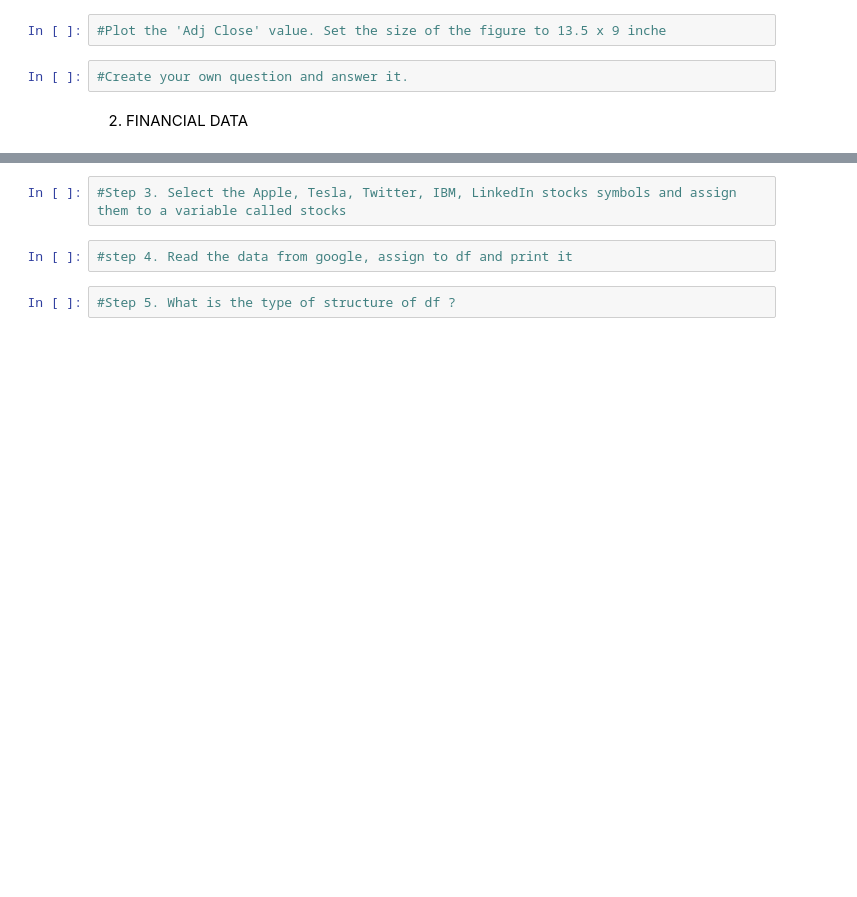
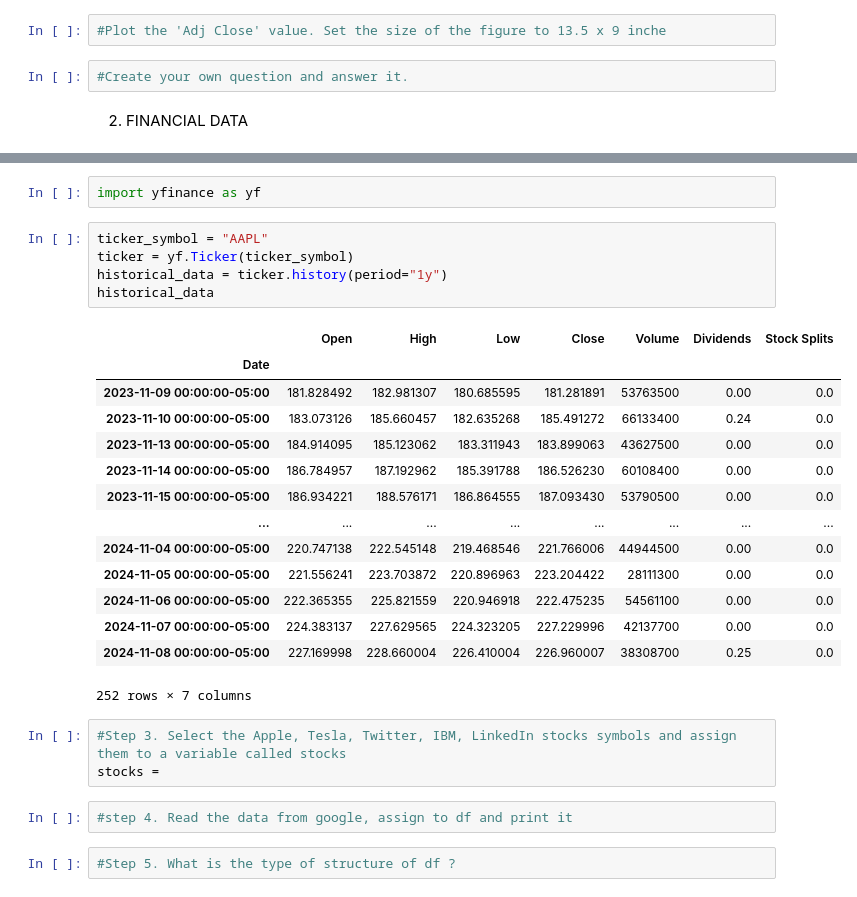
Before and after one commit to gitaukamau/pydata, a Jupyter notebook: pdweeklyprj.ipynb, the cells around one changed output, grey strips where cells are left out. Saved outputs shown, nothing was run; the diff lists cells and outputs as text; blank space fills up the shorter version.

```diff
--- a/pdweeklyprj.ipynb
+++ b/pdweeklyprj.ipynb
@@ -112,5 +144,28 @@ apple.sort_index()
+# %%
+import yfinance as yf
+# %%
+ticker_symbol = "AAPL"
+ticker = yf.Ticker(ticker_symbol)
+historical_data = ticker.history(period="1y")
+historical_data
+# %% [output]
+|  | Open | High | Low | Close | Volume | Dividends | Stock Splits |
+| Date |  |  |  |  |  |  |  |
+| 2023-11-09 00:00:00-05:00 | 181.828492 | 182.981307 | 180.685595 | 181.281891 | 53763500 | 0.00 | 0.0 |
+| 2023-11-10 00:00:00-05:00 | 183.073126 | 185.660457 | 182.635268 | 185.491272 | 66133400 | 0.24 | 0.0 |
+| 2023-11-13 00:00:00-05:00 | 184.914095 | 185.123062 | 183.311943 | 183.899063 | 43627500 | 0.00 | 0.0 |
+| 2023-11-14 00:00:00-05:00 | 186.784957 | 187.192962 | 185.391788 | 186.526230 | 60108400 | 0.00 | 0.0 |
+| 2023-11-15 00:00:00-05:00 | 186.934221 | 188.576171 | 186.864555 | 187.093430 | 53790500 | 0.00 | 0.0 |
+| ... | ... | ... | ... | ... | ... | ... | ... |
+| 2024-11-04 00:00:00-05:00 | 220.747138 | 222.545148 | 219.468546 | 221.766006 | 44944500 | 0.00 | 0.0 |
+| 2024-11-05 00:00:00-05:00 | 221.556241 | 223.703872 | 220.896963 | 223.204422 | 28111300 | 0.00 | 0.0 |
+| 2024-11-06 00:00:00-05:00 | 222.365355 | 225.821559 | 220.946918 | 222.475235 | 54561100 | 0.00 | 0.0 |
+| 2024-11-07 00:00:00-05:00 | 224.383137 | 227.629565 | 224.323205 | 227.229996 | 42137700 | 0.00 | 0.0 |
+| 2024-11-08 00:00:00-05:00 | 227.169998 | 228.660004 | 226.410004 | 226.960007 | 38308700 | 0.25 | 0.0 |
+252 rows × 7 columns
 # %%
 #Step 3. Select the Apple, Tesla, Twitter, IBM, LinkedIn stocks symbols and assign them to a variable called stocks
+stocks =
 # %%
 #step 4. Read the data from google, assign to df and print it
 # %%
```
Also changed, not shown: parts of 8 cells of this notebook, 3 other files.
